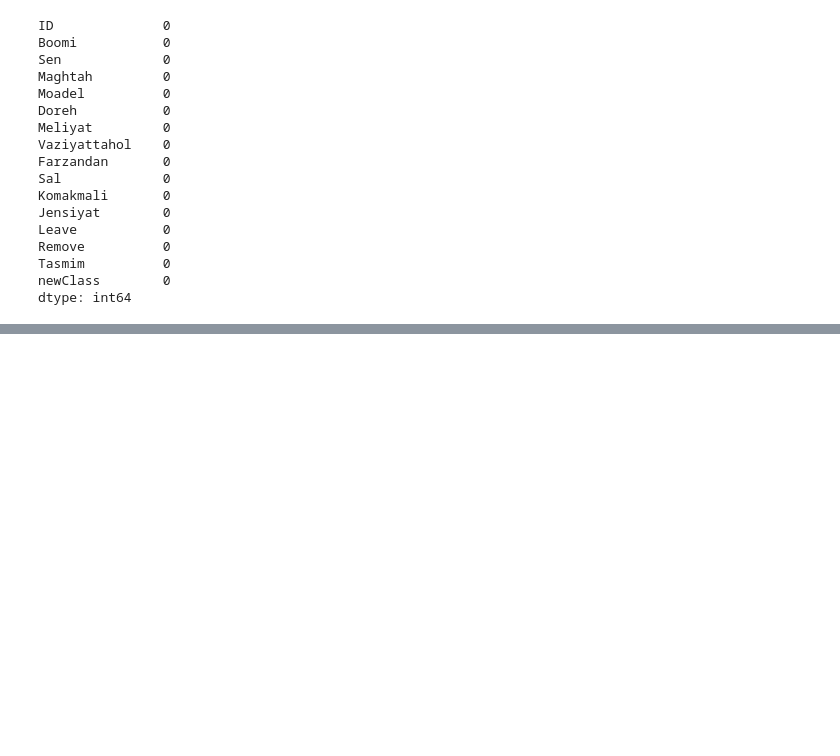
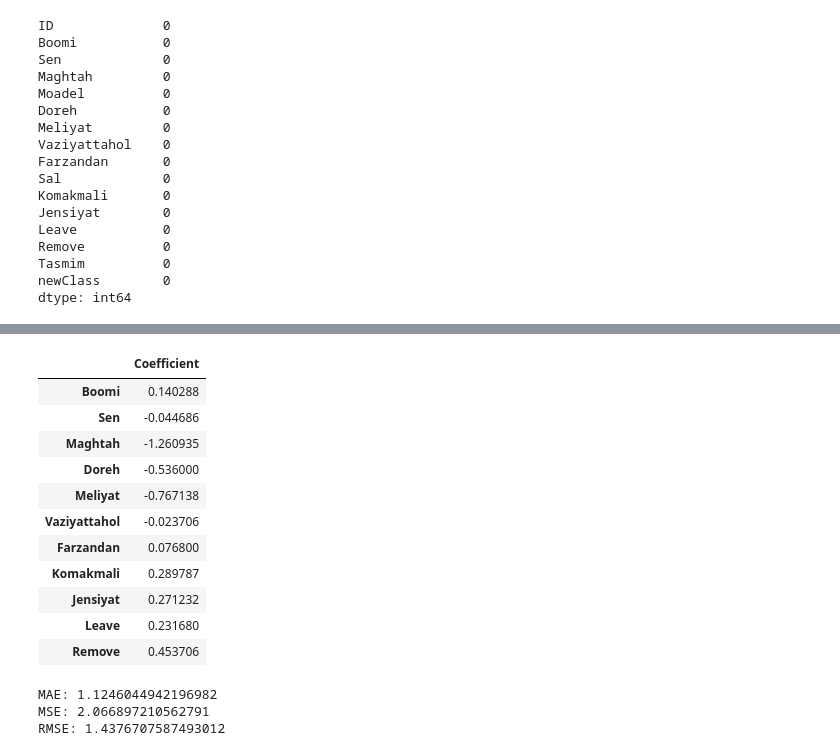
Before and after one commit to mghasemi19/ML_EconEduc, a Jupyter notebook: For_test.ipynb, the cells around one changed output, grey strips where cells are left out. Saved outputs shown, nothing was run; the diff lists cells and outputs as text; code cells hidden in the pictures; blank space fills up the shorter version.

```diff
--- a/For_test.ipynb
+++ b/For_test.ipynb
@@ -202,0 +242,27 @@ weighted avg       1.00      1.00      1.00       681
+# %%
+coeff_df = pd.DataFrame(lm.coef_,index=X.columns,columns=['Coefficient'])
+coeff_df
+# %% [output]
+|  | Coefficient |
+| Boomi | 0.140288 |
+| Sen | -0.044686 |
+| Maghtah | -1.260935 |
+| Doreh | -0.536000 |
+| Meliyat | -0.767138 |
+| Vaziyattahol | -0.023706 |
+| Farzandan | 0.076800 |
+| Komakmali | 0.289787 |
+| Jensiyat | 0.271232 |
+| Leave | 0.231680 |
+| Remove | 0.453706 |
+# %%
+# calculate these metrics by hand!
+from sklearn import metrics
+
+print('MAE:', metrics.mean_absolute_error(y_test, predictions))
+print('MSE:', metrics.mean_squared_error(y_test, predictions))
+print('RMSE:', np.sqrt(metrics.mean_squared_error(y_test, predictions)))
+# %% [output]
+MAE: 1.1246044942196982
+MSE: 2.066897210562791
+RMSE: 1.4376707587493012
```
Also changed, not shown: parts of 6 cells of this notebook, 2 other files.
